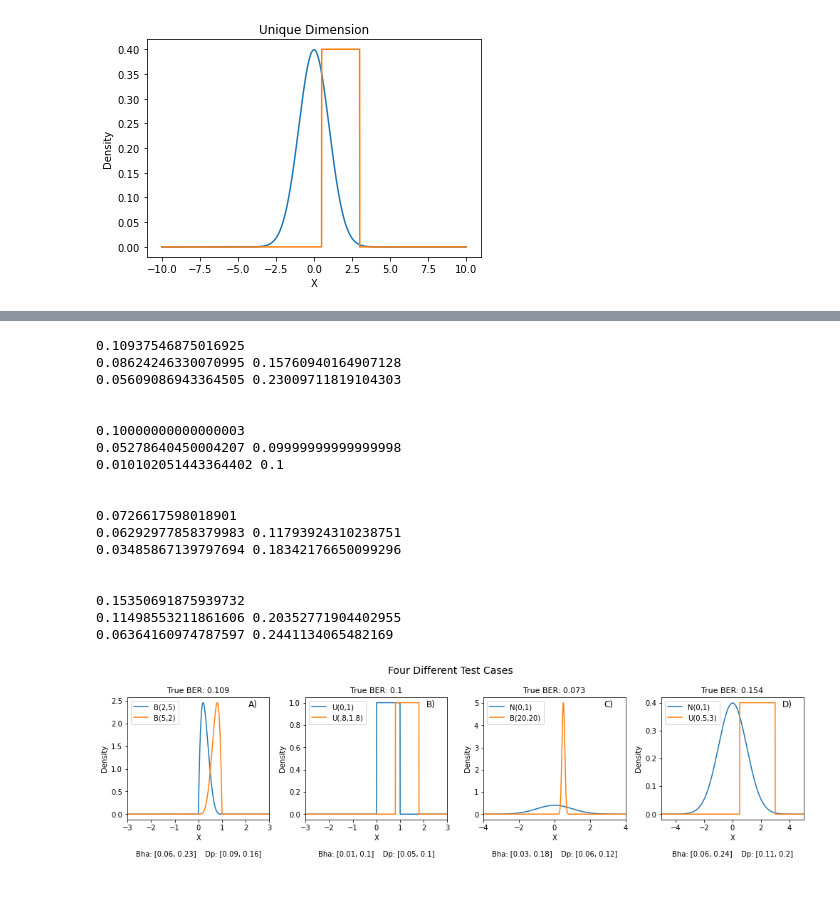
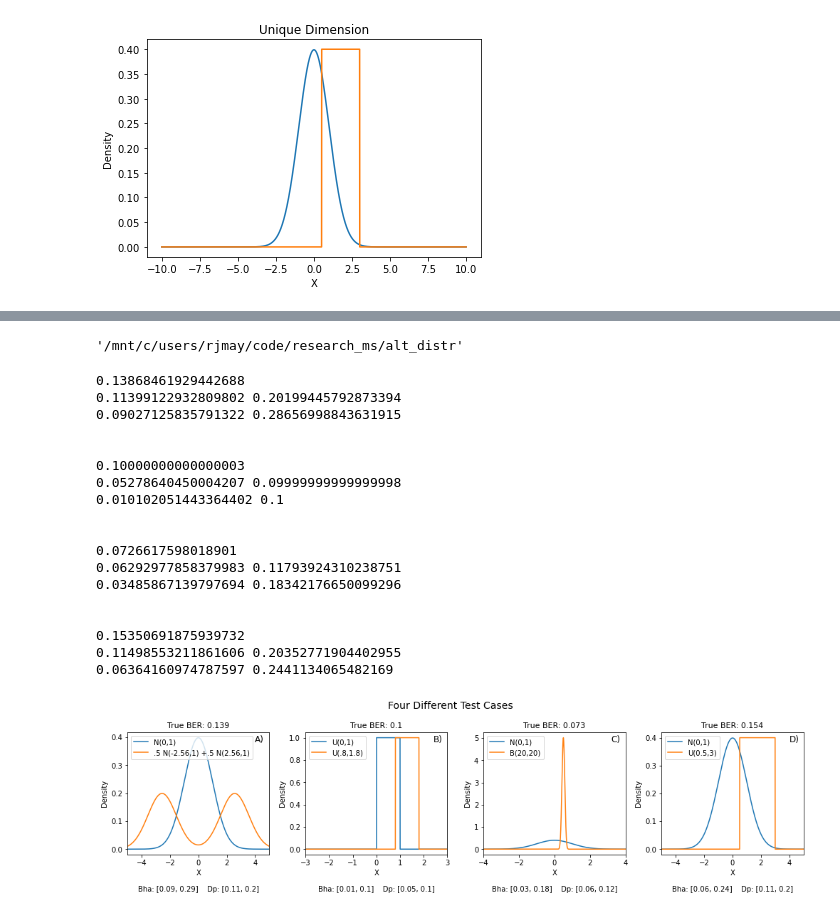
Before and after one commit to rj-may/BER_Bounds_Eval, a Jupyter notebook: alt_distr/different_plots.ipynb, the cells around one changed output, grey strips where cells are left out. Drawn from its saved outputs; the diff is of its cells as text; code cells hidden in the pictures.

```diff
--- a/alt_distr/different_plots.ipynb
+++ b/alt_distr/different_plots.ipynb
@@ -44,0 +44,24 @@ BER
+# %%
+# Define dx and x range
+dx = 0.001
+x = np.arange(-10, 10 + dx, dx)
+
+# Define the normal distributions
+f0 = norm.pdf(x, loc=0, scale =1)
+f1 = .5 * norm.pdf(x, loc=2.56, scale= 1)  + .5 * norm.pdf(x, loc=-2.56, scale= 1)
+
+# Calculate the minimum of f0 and f1
+min_f0_f1 = np.minimum(f0, f1)
+# Calculate BER as 0.5 * sum(min(f0, f1) * dx)
+BER = 0.5 * np.nansum(min_f0_f1 * dx)
+
+### appending
+f0_lst.append(f0)
+f1_lst.append(f1)
+BER_lst.append(BER)
+x_lst.append(x)
+# label_lst.append(['N(0,1)', 'GMM([-2.56, 2.56], [1, 1])'])
+label_lst.append(['N(0,1)', '.5 N(-2.56,1) +.5 N(2.56,1)'])
+
+
+BER
@@ -220,11 +245,17 @@ def bha_func(f0, f1, rnd=2):
 
     theory_bha = [lower, upper]
     return theory_bha
+# %%
+import os
+
+os.getcwd()
+# %% [output]
+'/mnt/c/users/rjmay/code/research_ms/alt_distr'
 # %%
 fs = 10
 
 # Define the ranges of x for the four subplots
-x_ranges = [(-3, 3),  (-3,3 ),(-4, 4), (-5, 5)]
+x_ranges = [(-5, 5),  (-3,3 ),(-4, 4), (-5, 5)]
 
 fig, axs = plt.subplots(nrows =1, ncols=4, figsize=(14, 4), layout= 'tight')
 
@@ -262,35 +293,35 @@ for i, ax in enumerate(axs.flat):
     ax.set_xlabel("X", fontsize = fs)
     ax.set_ylabel("Density", fontsize= fs)
 
     ax.legend(loc= "upper left")
 
 # Add letters to reference the plots
 letters = ['A)', 'B)', 'C)', 'D)']
 for i, ax in enumerate(axs.flat):
-    ax.text(0.85, 0.9, letters[i], transform=ax.transAxes, fontsize=fs+2, va='bottom')
+    ax.text(0.9, 0.9, letters[i], transform=ax.transAxes, fontsize=fs+2, va='bottom')
 
 fig.suptitle("Four Different Test Cases ", fontsize=fs+4)
 
 file_name = r"images/four_cases.png"
 plt.savefig(file_name,facecolor=(1,1,1,1),  bbox_inches='tight', dpi= 300)
 plt.show()
 # %% [output]
-0.10937546875016925
-0.08624246330070995 0.15760940164907128
-0.05609086943364505 0.23009711819104303
+0.13868461929442688
+0.11399122932809802 0.20199445792873394
+0.09027125835791322 0.28656998843631915
 
 
 0.10000000000000003
 0.05278640450004207 0.09999999999999998
 0.010102051443364402 0.1
 
 
 0.0726617598018901
 0.06292977858379983 0.11793924310238751
 0.03485867139797694 0.18342176650099296
 
 
 0.15350691875939732
 0.11498553211861606 0.20352771904402955
 0.06364160974787597 0.2441134065482169
-[figure, old version]
+[figure, new version]
```
Also changed, not shown: parts of 4 cells of this notebook, 7 other files.
